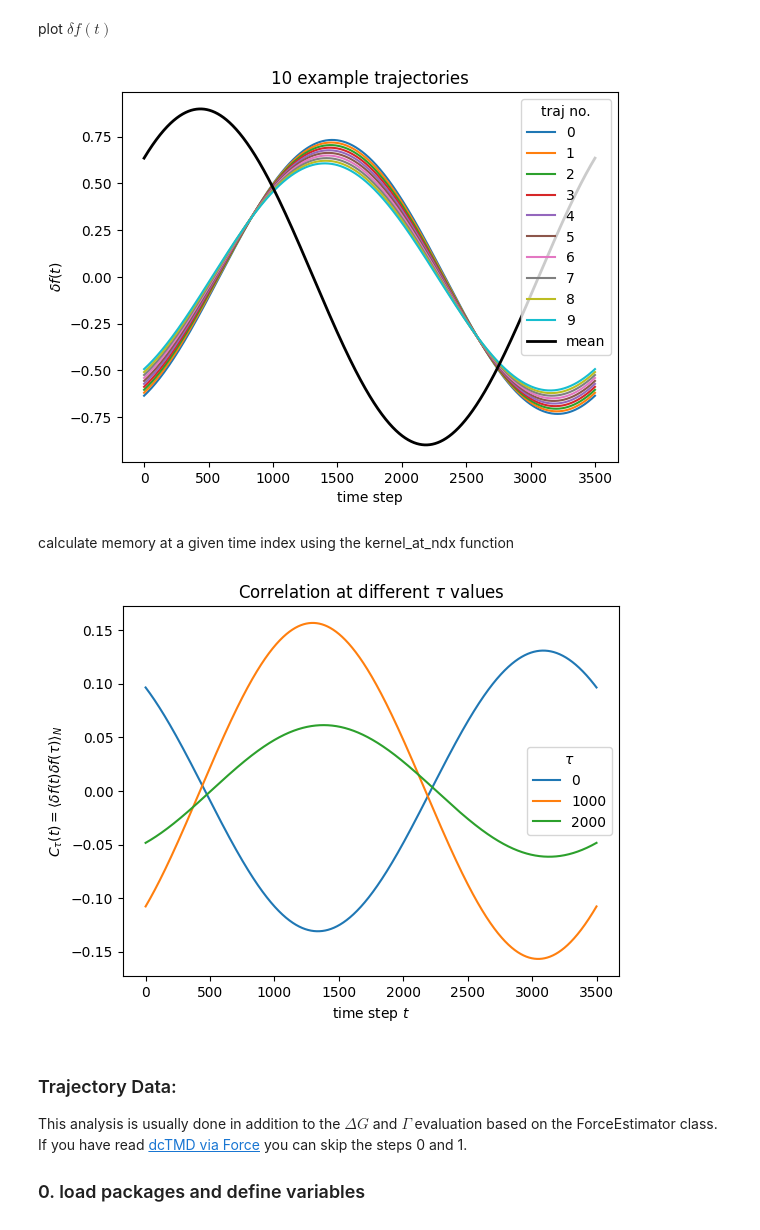
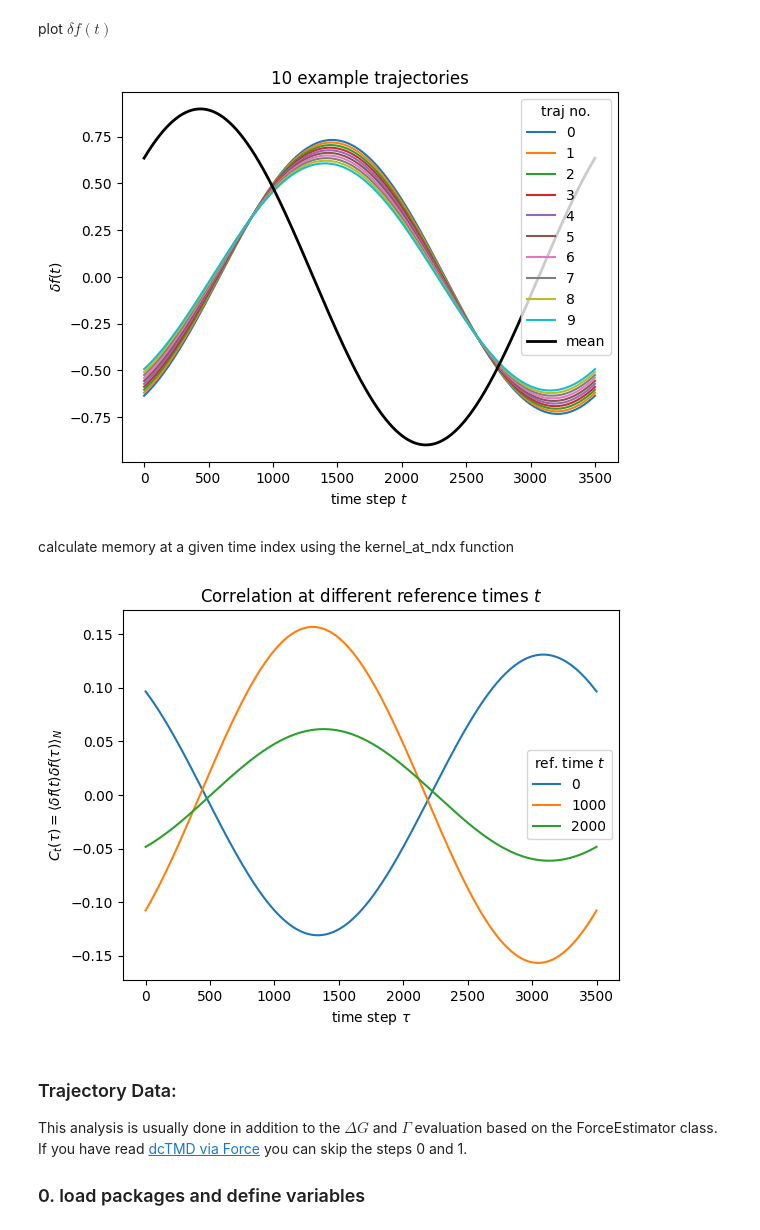
Before and after one commit to moldyn/dcTMD, a Jupyter notebook: docs/tutorials/force_correlation.ipynb, the cells around one changed output. Drawn from its saved outputs; the diff is of its cells as text; code cells hidden in the pictures.

```diff
--- a/docs/tutorials/force_correlation.ipynb
+++ b/docs/tutorials/force_correlation.ipynb
@@ -59,17 +67,17 @@ plot $\delta f(t)$
 # %%
 fig, ax = plt.subplots()
 for n in range(10):
     ax.plot(delta_force_array[n], label=f'{n}')
 ax.plot(force_mean, color='black', linewidth=2, label='mean')
 ax.set(
-    xlabel='time step',
+    xlabel=r'time step $t$',
     ylabel=r'$\delta f(t)$',
     title='10 example trajectories'
 )
 plt.legend(title='traj no.')
 plt.show()
 # %% [output]
-[figure, old version]
+[figure, new version]
 # %% [markdown]
 calculate memory at a given time index using the kernel_at_ndx function
 # %%
@@ -84,14 +92,14 @@ fig, ax = plt.subplots()
 for i in range(len(t_ndx_list)):
     ax.plot(correlation_array[i], label=t_ndx_list[i])
 ax.set(
-    xlabel=r'time step $t$',
-    ylabel=r'$C_{\tau}(t) = \left\langle\delta f(t)\delta f(\tau)\right\rangle_N$',
-    title=r'Correlation at different $\tau$ values'
+    xlabel=xlabel,
+    ylabel=ylabel,
+    title=r'Correlation at different reference times $t$'
 )
-plt.legend(title=r'$\tau$')
+plt.legend(title=r'ref. time $t$')
 plt.show()
 # %% [output]
-[figure, old version]
+[figure, new version]
 # %% [markdown]
 ### Trajectory Data:
 
```
Also changed, not shown: parts of 21 cells of this notebook.
